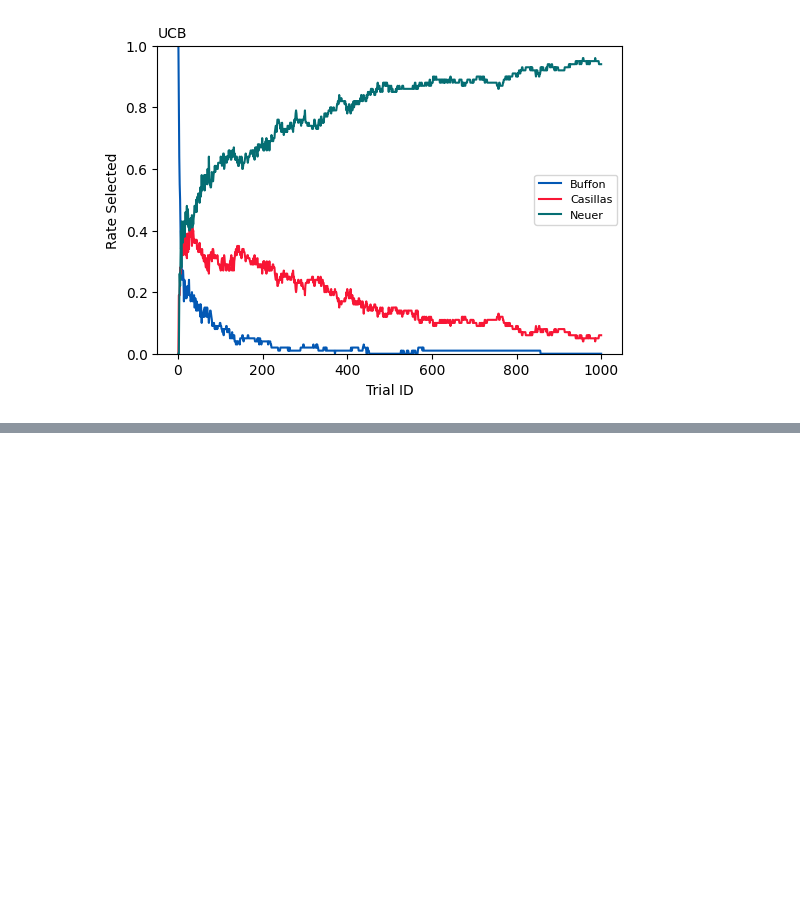
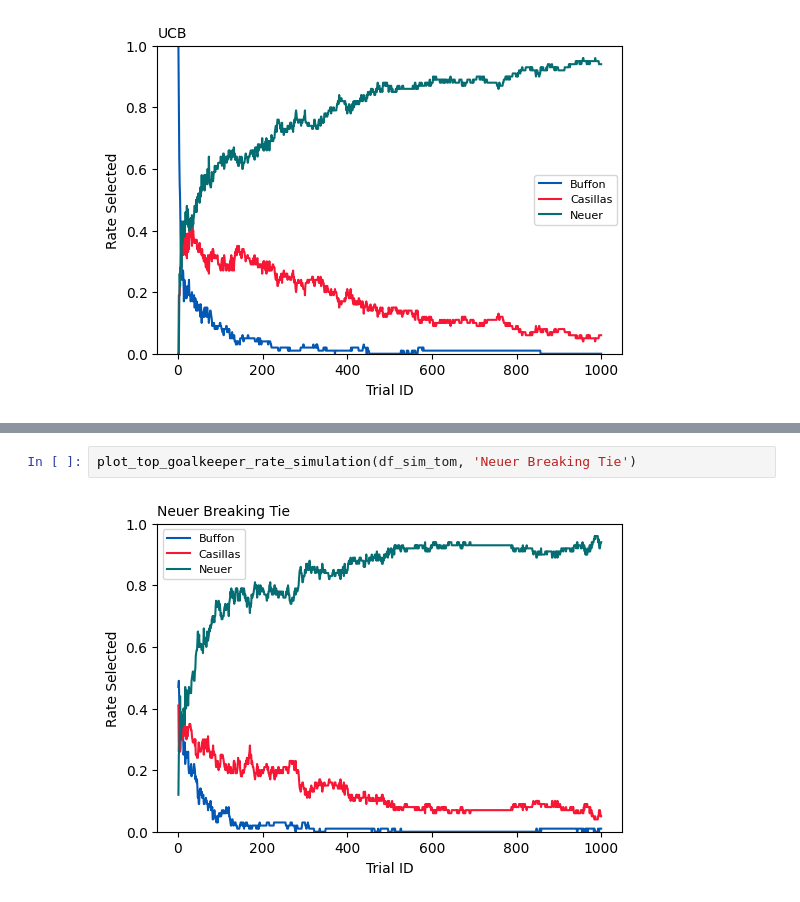
Before and after one commit to rgbuckley/goalkeeper_ab_test, a Jupyter notebook: bandit.ipynb, the cells around one changed output, grey strips where cells are left out. Saved outputs shown, nothing was run; the diff lists cells and outputs as text; blank space fills up the shorter version.

```diff
--- a/bandit.ipynb
+++ b/bandit.ipynb
@@ -1661,0 +1906,4 @@ plot_top_goalkeeper_rate_simulation(df_sim_ucb, 'UCB')
+# %%
+plot_top_goalkeeper_rate_simulation(df_sim_tom, 'Neuer Breaking Tie')
+# %% [output]
+[figure, added]
```
Also changed, not shown: parts of 24 cells of this notebook.
